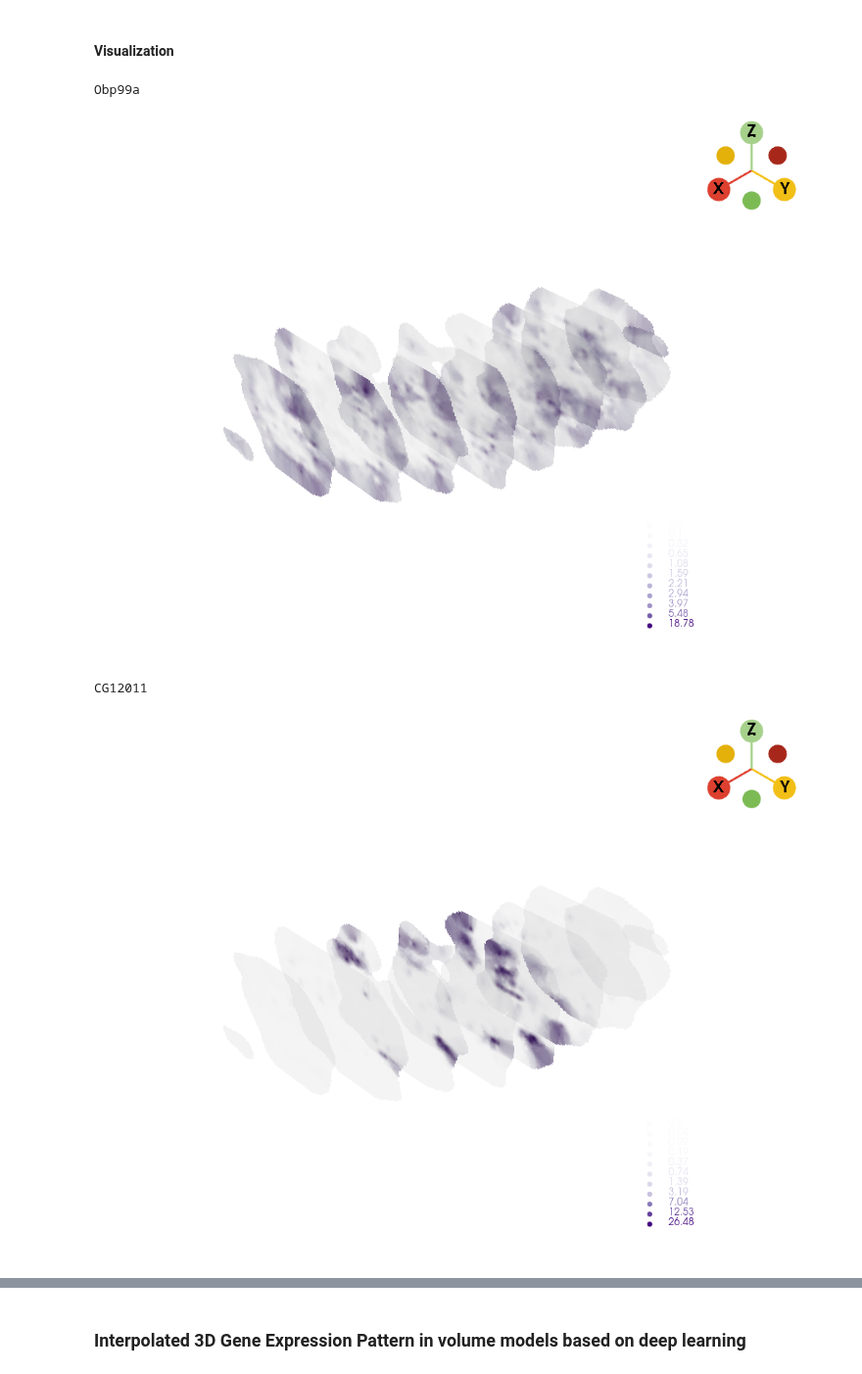
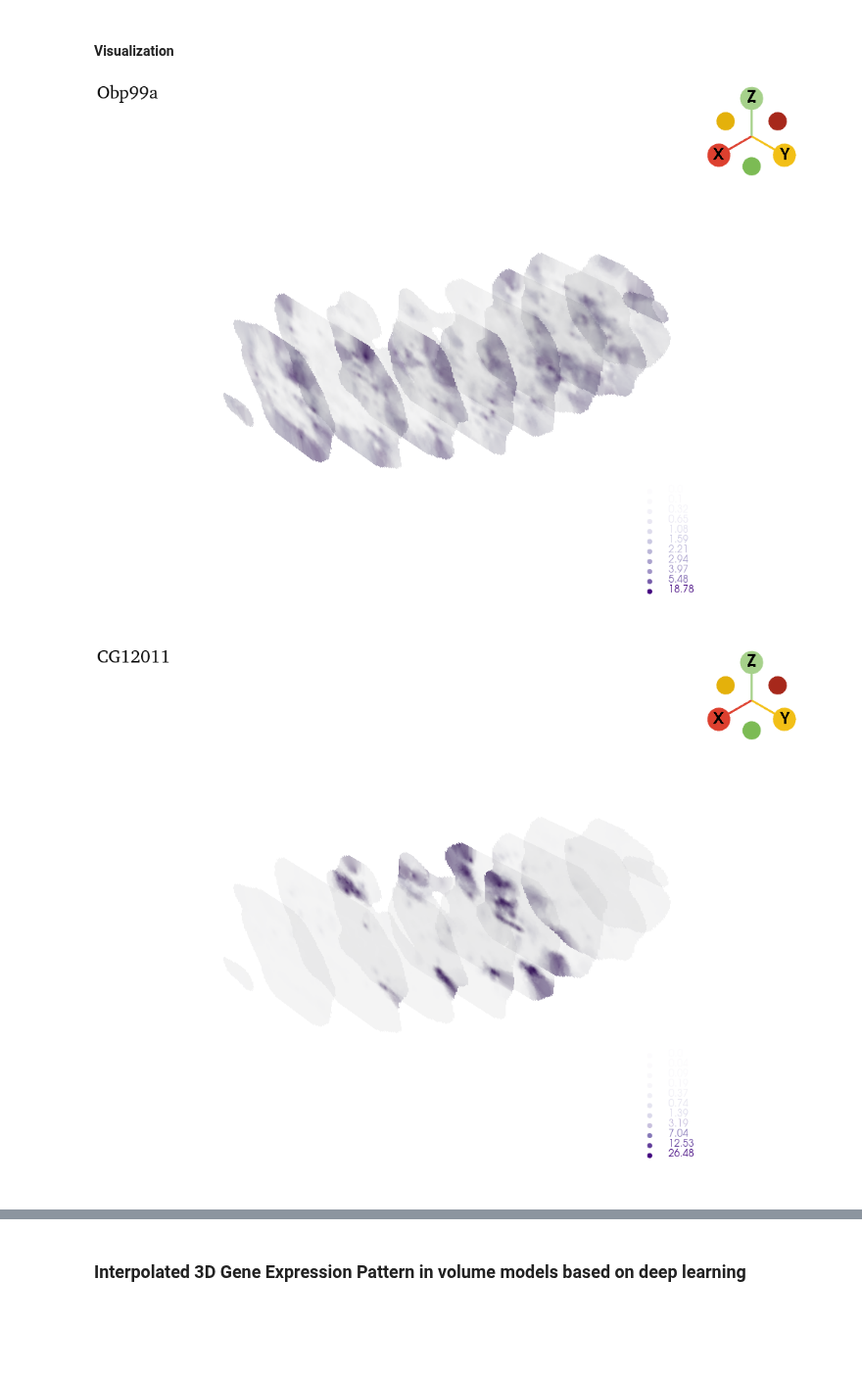
Before and after one commit to aristoteleo/spateo-notebooks, a Jupyter notebook: three_dims_reconstruction/6_gene_expression_pattern_in_3D.ipynb, the cells around one changed output, grey strips where cells are left out. Shown at 98% size. Cells and saved outputs as stored; diff of their text form; code cells hidden in the pictures; blank space fills up the shorter version.

```diff
--- a/three_dims_reconstruction/6_gene_expression_pattern_in_3D.ipynb
+++ b/three_dims_reconstruction/6_gene_expression_pattern_in_3D.ipynb
@@ -18,8 +18,8 @@ import spateo as st
 adata = ad.read_h5ad("/media/yao/Yao/Projects/Project_spateo/Data/E8-10_b_sample/5_annotation/E8-10_b_all_anno_scsq.h5ad")
 
 data_folder="/media/yao/Yao/Projects/Project_spateo/Data/E8-10_b_sample/6_three_dims_reconstruction/E8-10_b_all_anno_scsq/1_reconstruct_whole_body/mesh"
-wb_pc = st.tl.tdr.read_model(filename=os.path.join(data_folder, "pc_model.vtk"))
-wb_voxel = st.tl.tdr.read_model(filename=os.path.join(data_folder, "voxel_model.vtk"))
+wb_pc = st.tdr.read_model(filename=os.path.join(data_folder, "pc_model.vtk"))
+wb_voxel = st.tdr.read_model(filename=os.path.join(data_folder, "voxel_model.vtk"))
 ########################################################################################################################
 save_folder = r"/media/yao/Yao/Projects/Project_spateo/Data/E8-10_b_sample/6_three_dims_reconstruction"
 save_cellbin_tdr_folder = os.path.join(save_folder, r"E8-10_b_all_anno_scsq")
@@ -49,7 +49,7 @@ for mkg in marker_genes:
     mkg_amap = mkg_amap / mkg_amap.max()
     mkg_amap[mkg_amap <= 0.1] = 0.1
 
-    st.tl.tdr.add_model_labels(model=wb_pc, labels=mkg_exp_adj, key_added=mkg, where="point_data", colormap="Purples", alphamap=mkg_amap, inplace=True)
+    st.tdr.add_model_labels(model=wb_pc, labels=mkg_exp_adj, key_added=mkg, where="point_data", colormap="Purples", alphamap=mkg_amap, inplace=True)
 # %% [markdown]
 #### Visualization
 # %%
@@ -81,7 +81,7 @@ a neighbor point within the kernel radius R; and p (the power parameter) is a po
 # %%
 source_pc = wb_pc.copy()
 del source_pc.point_data["obs_index"], source_pc.point_data["groups"]
-interpolate_voxel = st.tl.tdr.interpolate_model(model=wb_voxel, source=source_pc, N=5, where="point_data", kernel="shepard")
+interpolate_voxel = st.tdr.interpolate_model(model=wb_voxel, source=source_pc, N=5, where="point_data", kernel="shepard")
 # %% [markdown]
 #### Visualization
 # %%
@@ -97,5 +97,4 @@ for marker_gene in marker_genes:
 # %% [markdown]
 #### Slicing the model
 # %%
-slices_model = st.tl.tdr.three_d_slice(model=interpolate_voxel, axis="x", n_slices=10, method="axis")
-print(slices_model[0].point_data)
+slices_model = st.tdr.three_d_slice(model=interpolate_voxel, axis="x", n_slices=10, method="axis")
@@ -122,12 +102,9 @@ Contains arrays :
 #### Visualization
 # %%
 for gene in marker_genes:
-    print(gene)
-    st.pl.three_d_plot(model=slices_model, key=gene, jupyter="static", off_screen=True)
+    st.pl.three_d_plot(model=slices_model, key=gene, jupyter="static", off_screen=True, text=gene, text_size=10)
     st.pl.three_d_plot(model=slices_model, key=gene, jupyter=False, off_screen=True,
                        filename=os.path.join(save_cellbin_tdr_image_folder, f"{gene}_shepard_kernel_slicing.tiff"))
 # %% [output]
-Obp99a
-[figure, old version]
+[figure, new version]
-CG12011
-[figure, old version]
+[figure, new version]
```
Also changed, not shown: parts of 8 cells of this notebook, 3 other files.
